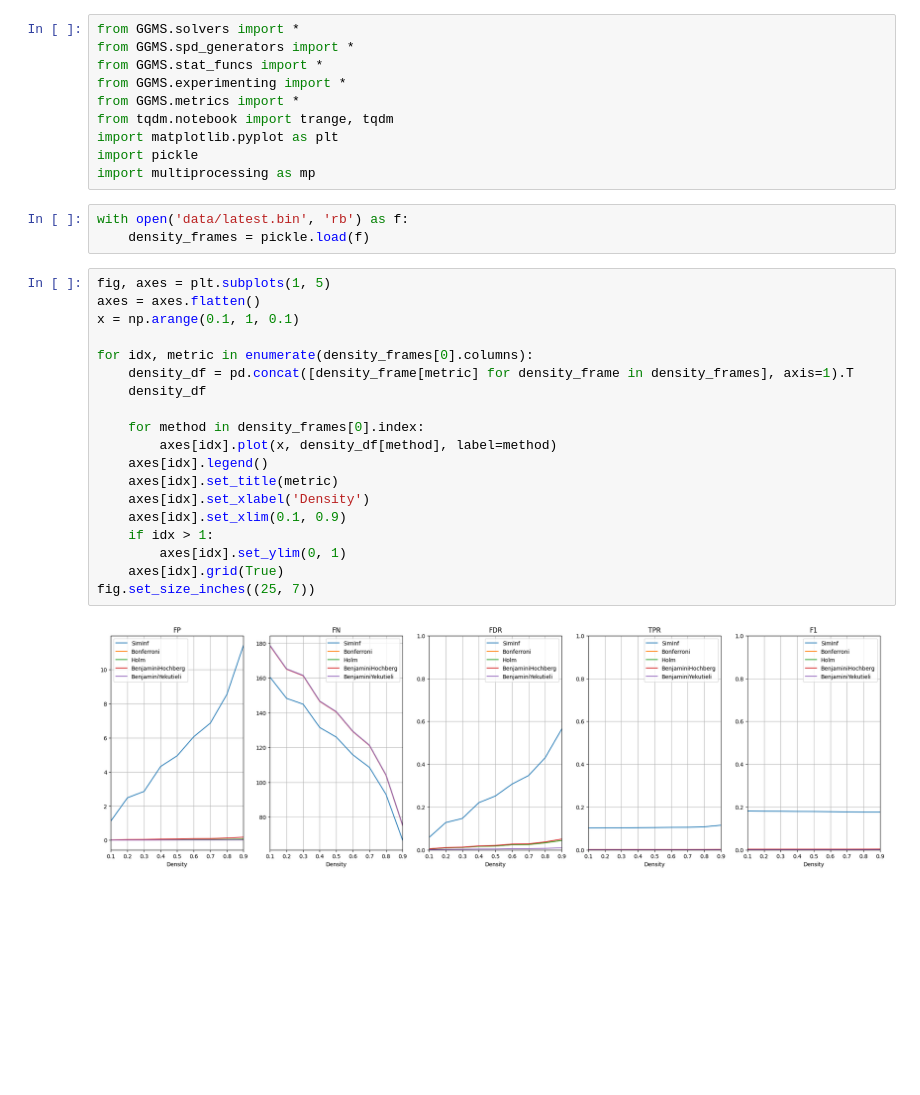
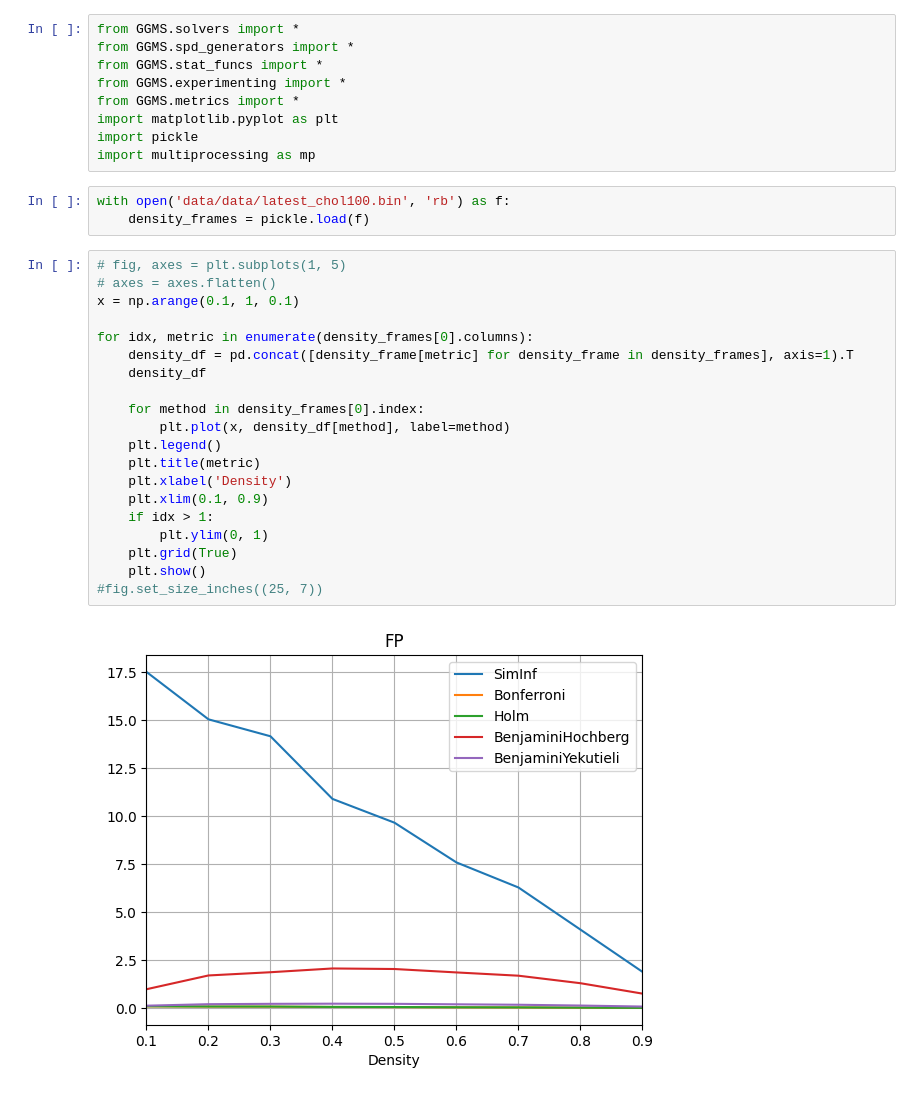
Before and after one commit to cofofprom/GGMS, a Jupyter notebook: algo_density_test.ipynb, the cells around one changed output. Cells and saved outputs as stored; diff of their text form; blank space fills up the shorter version.

Commit message:
multiple graph

```diff
--- a/algo_density_test.ipynb
+++ b/algo_density_test.ipynb
@@ -4,31 +4,31 @@ from GGMS.spd_generators import *
 from GGMS.stat_funcs import *
 from GGMS.experimenting import *
 from GGMS.metrics import *
-from tqdm.notebook import trange, tqdm
 import matplotlib.pyplot as plt
 import pickle
 import multiprocessing as mp
 # %%
-with open('data/latest.bin', 'rb') as f:
+with open('data/data/latest_chol100.bin', 'rb') as f:
     density_frames = pickle.load(f)
 # %%
-fig, axes = plt.subplots(1, 5)
-axes = axes.flatten()
+# fig, axes = plt.subplots(1, 5)
+# axes = axes.flatten()
 x = np.arange(0.1, 1, 0.1)
 
 for idx, metric in enumerate(density_frames[0].columns):
     density_df = pd.concat([density_frame[metric] for density_frame in density_frames], axis=1).T
     density_df
 
     for method in density_frames[0].index:
-        axes[idx].plot(x, density_df[method], label=method)
-    axes[idx].legend()
-    axes[idx].set_title(metric)
-    axes[idx].set_xlabel('Density')
-    axes[idx].set_xlim(0.1, 0.9)
+        plt.plot(x, density_df[method], label=method)
+    plt.legend()
+    plt.title(metric)
+    plt.xlabel('Density')
+    plt.xlim(0.1, 0.9)
     if idx > 1:
-        axes[idx].set_ylim(0, 1)
-    axes[idx].grid(True)
-fig.set_size_inches((25, 7))
+        plt.ylim(0, 1)
+    plt.grid(True)
+    plt.show()
+#fig.set_size_inches((25, 7))
 # %% [output]
-[figure, old version]
+[figure, new version]
```
Also changed, not shown: parts of 2 cells of this notebook, 1 other file.
